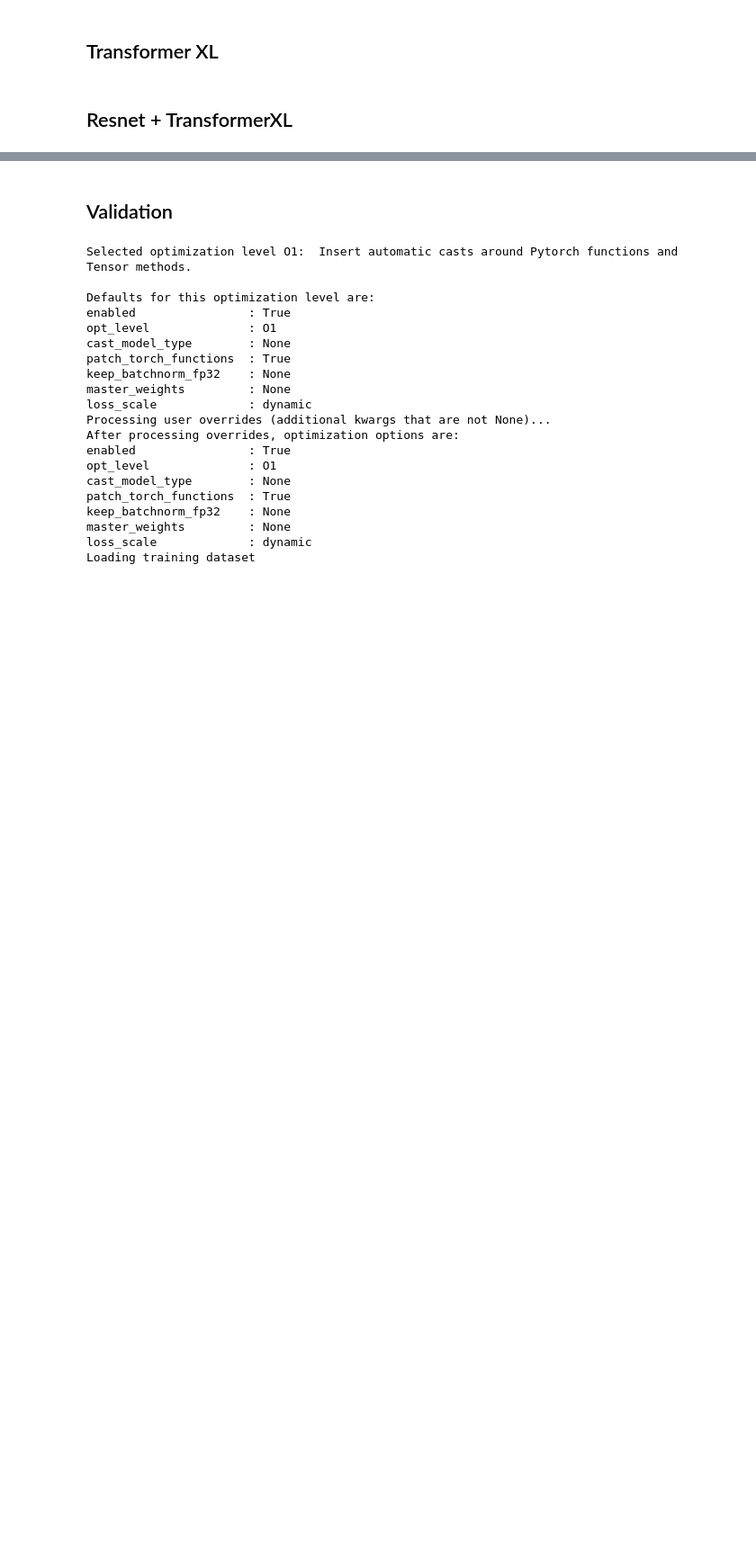
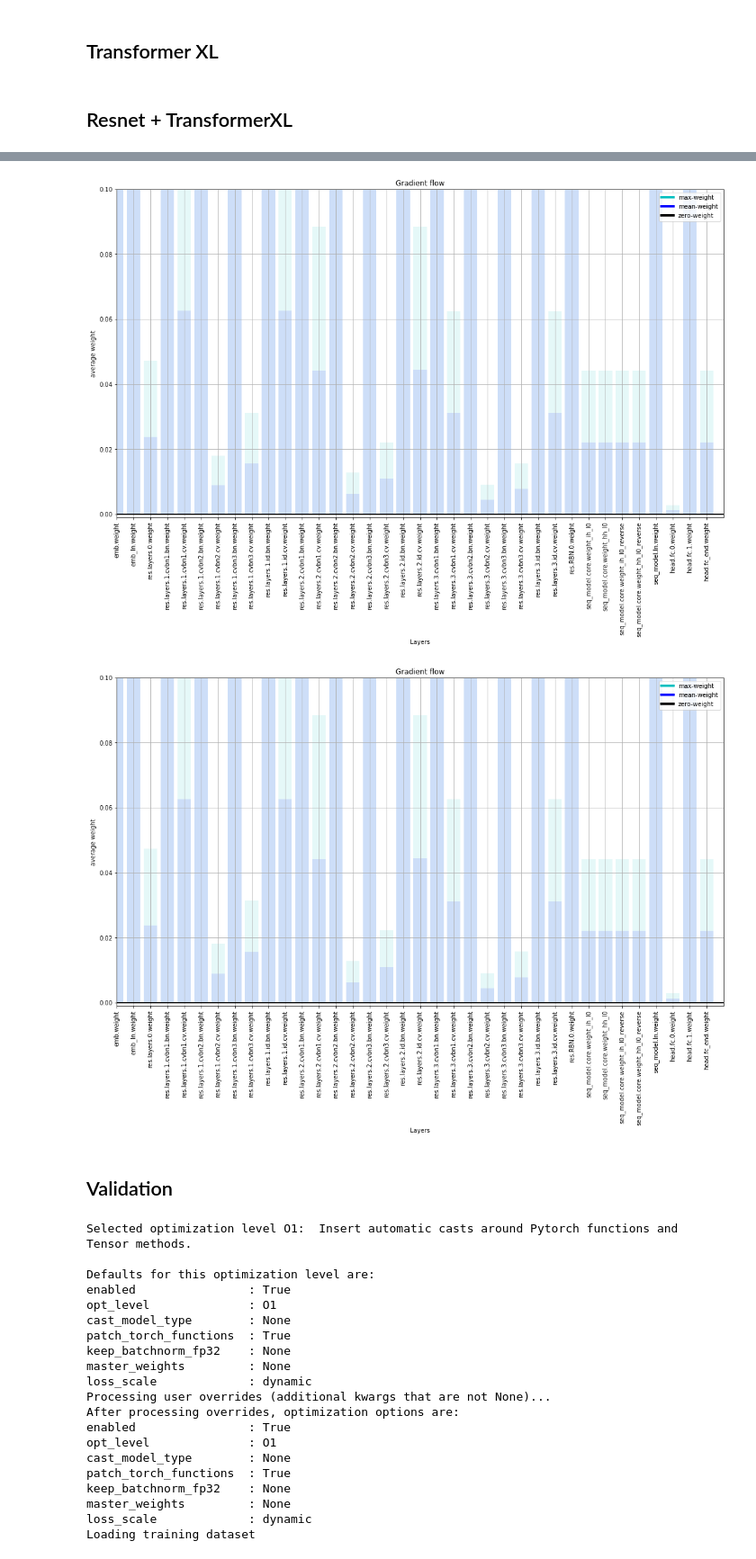
Before and after one commit to Rvbens/non-coding-DNA-classifier, a Jupyter notebook: notebooks/4. Training and Validation.ipynb, the cells around one changed output, grey strips where cells are left out. Shown at 90% size. Drawn from its saved outputs; the diff is of its cells as text; code cells hidden in the pictures; blank space fills up the shorter version.

```diff
--- a/notebooks/4. Training and Validation.ipynb
+++ b/notebooks/4. Training and Validation.ipynb
@@ -477,9 +508,17 @@ Total:          93135k
 # %%
-exp = Experiment(model,{'bs':25,'lr':1e-4})
+seq_model = eval('models.'+ hparams['seq_model_name'])(**hparams['seq_model'])
+
+model = models.ResSeqLin(**hparams['emb'], seq_model=seq_model,
+                         **hparams['resnet'], **hparams['lin'])
+model.summary()
+hparams = Namespace(**hparams)
+
+exp = Experiment(model,hparams)
+
 if chpt_path:
     exp.load_state_dict(torch.load(chpt_path)['state_dict'])
 
-trainer = pl.Trainer(gpus=1, fast_dev_run=True, max_nb_epochs=10, accumulate_grad_batches=4,
-                     train_percent_check=1, val_check_interval=0.1, use_amp=model.use_amp,
+trainer = pl.Trainer(gpus=1, fast_dev_run=False, max_nb_epochs=10, accumulate_grad_batches=hparams.train['batch_acum'],
+                     train_percent_check=1, val_check_interval=0.05, use_amp=seq_model.use_amp,
                      default_save_path='../data')
-# trainer.fit(exp)
+trainer.fit(exp)
@@ -486,16 +555,20 @@ trainer = pl.Trainer(gpus=1, fast_dev_run=True, max_nb_epochs=10, accumulate_gra
 # %%
-# loss_fn = nn.BCEWithLogitsLoss()
-# op = torch.optim.Adam(model.parameters(), lr=1e-4,betas=(0.5,0.999))
+loss_fn = nn.BCEWithLogitsLoss()
+op = torch.optim.Adam(model.parameters(), lr=1e-4,betas=(0.5,0.999))
 # plt.figure(figsize=(20,15))
-# for i,(x,y) in enumerate(exp.val_dataloader()[0]):
-#     op.zero_grad()
-# #     x,y = x.cuda(),  y.cuda()
-#     y_hat, mem = model(x)
-#     loss = loss_fn(y_hat, y)
-#     loss.backward()
-#     plot_grad_flow(model.named_parameters())
-#     op.step()
-#     if i==1:break
+for i,(x,y) in enumerate(exp.val_dataloader()[0]):
+    op.zero_grad()
+    x,y = x.cuda(),  y.cuda()
+    y_hat, mem = model(x)
+    loss = loss_fn(y_hat, y)
+    loss.backward()
+#     fig = plot_grad_flow(model.named_parameters())
+    fig = plot_weight_mag(model.named_parameters(),bottom = -0.001, top=1.5)
+    op.step()
+    if i==1:break
+# %% [output]
+[figure, added]
+[figure, added]
 # %%
 # TODO
 # find memory leak(loading train dataset on every run)
```
Also changed, not shown: parts of 13 cells of this notebook, 2 other files.
